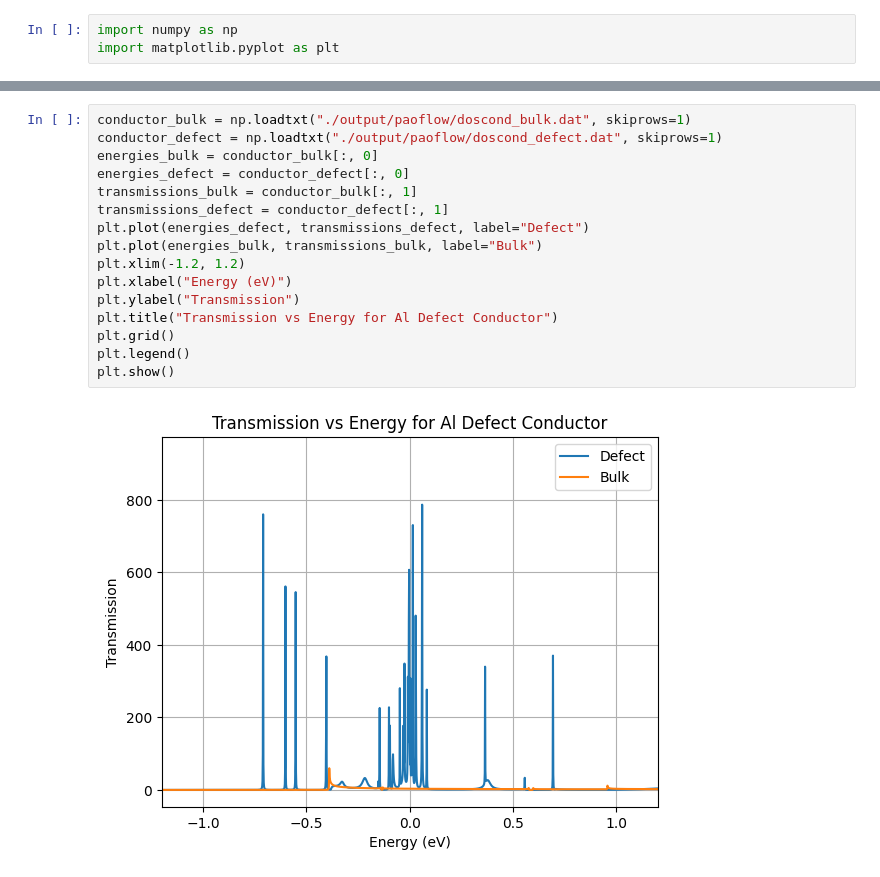
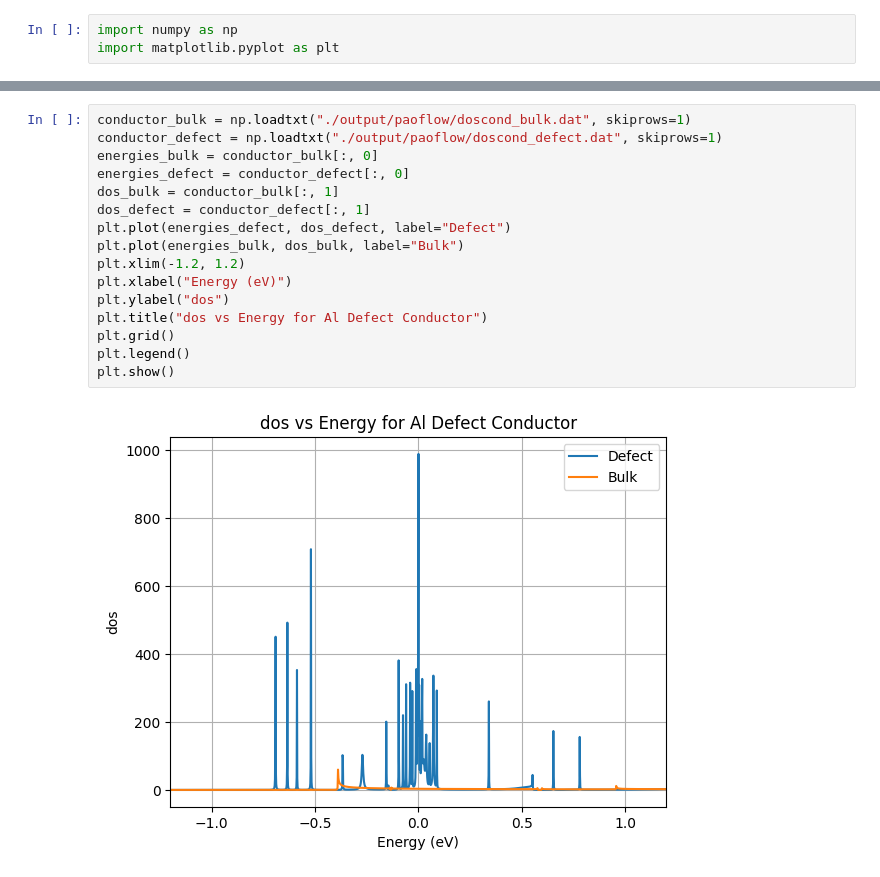
Before and after one commit to marcobn/PAOFLOW, a Jupyter notebook: examples/transport_examples/example03/defect/analysis.ipynb, the cells around one changed output, grey strips where cells are left out. Cells and saved outputs as stored; diff of their text form.

Commit message:
Update plot for transport example

```diff
--- a/examples/transport_examples/example03/defect/analysis.ipynb
+++ b/examples/transport_examples/example03/defect/analysis.ipynb
@@ -21,18 +21,18 @@ plt.show()
 # %%
 conductor_bulk = np.loadtxt("./output/paoflow/doscond_bulk.dat", skiprows=1)
 conductor_defect = np.loadtxt("./output/paoflow/doscond_defect.dat", skiprows=1)
 energies_bulk = conductor_bulk[:, 0]
 energies_defect = conductor_defect[:, 0]
-transmissions_bulk = conductor_bulk[:, 1]
-transmissions_defect = conductor_defect[:, 1]
-plt.plot(energies_defect, transmissions_defect, label="Defect")
-plt.plot(energies_bulk, transmissions_bulk, label="Bulk")
+dos_bulk = conductor_bulk[:, 1]
+dos_defect = conductor_defect[:, 1]
+plt.plot(energies_defect, dos_defect, label="Defect")
+plt.plot(energies_bulk, dos_bulk, label="Bulk")
 plt.xlim(-1.2, 1.2)
 plt.xlabel("Energy (eV)")
-plt.ylabel("Transmission")
-plt.title("Transmission vs Energy for Al Defect Conductor")
+plt.ylabel("dos")
+plt.title("dos vs Energy for Al Defect Conductor")
 plt.grid()
 plt.legend()
 plt.show()
 # %% [output]
-[figure, old version]
+[figure, new version]
```
Also changed, not shown: parts of 1 cell of this notebook, 1 other file.
